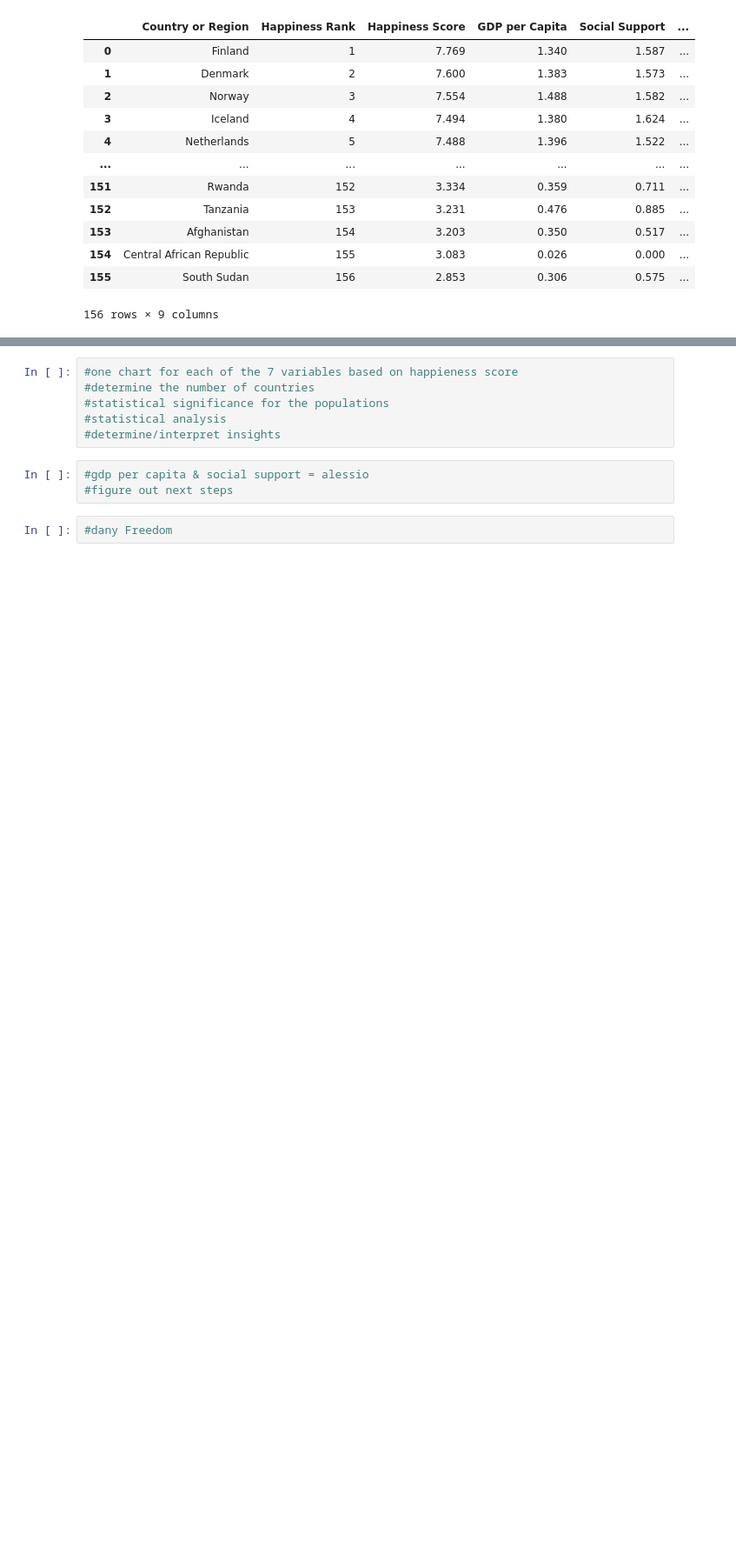
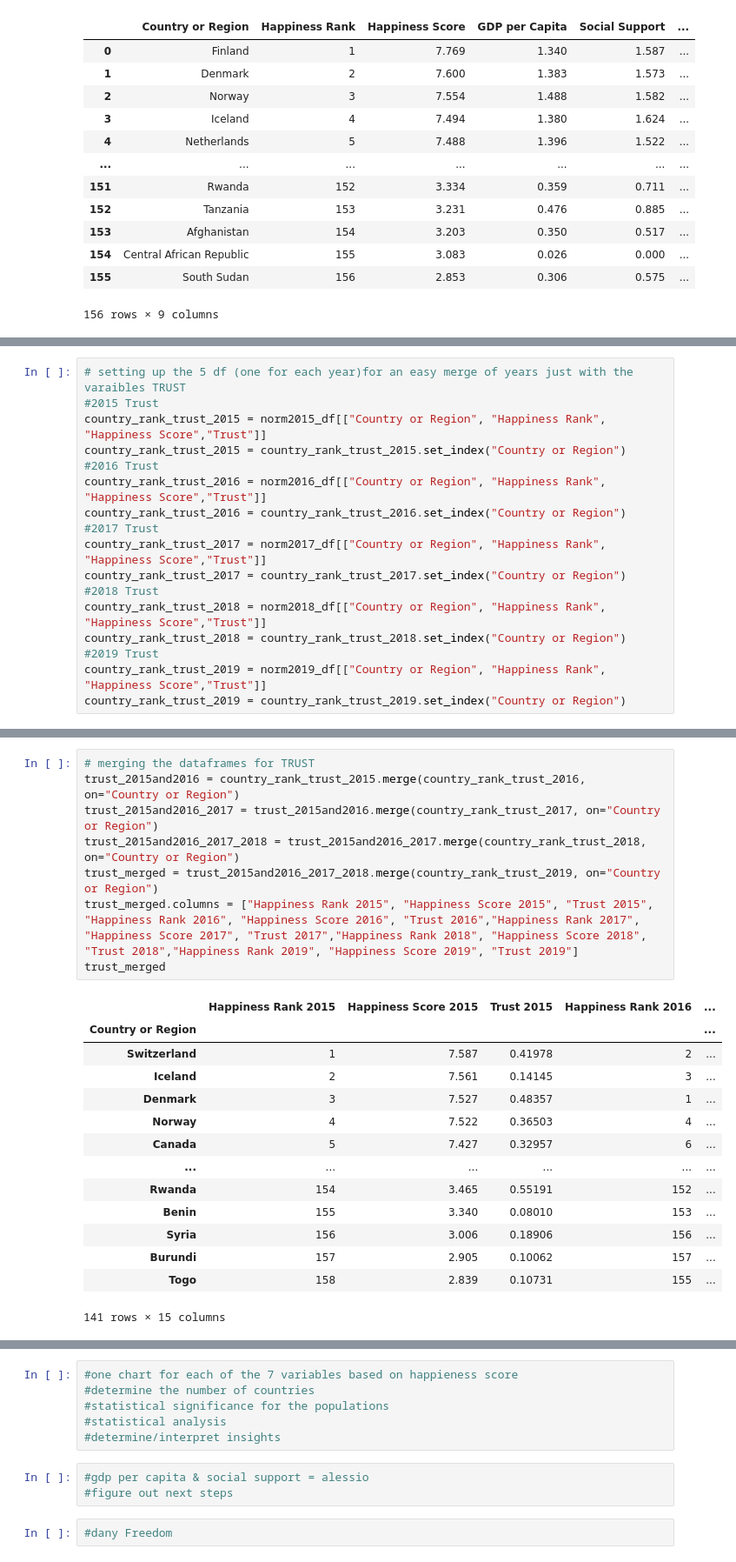
Before and after one commit to DanyCh093/Project-One-, a Jupyter notebook: world-happiness/Happiness_Index_Renamed.ipynb, the cells around one changed output, grey strips where cells are left out. Shown: that part at 87% size. Drawn from its saved outputs; the diff is of its cells as text; blank space fills up the shorter version.

Commit message:
completed dataframe merges and column clean up for Life Expectancy and TRUST

```diff
--- a/world-happiness/Happiness_Index_Renamed.ipynb
+++ b/world-happiness/Happiness_Index_Renamed.ipynb
@@ -61,0 +49,17 @@ country_rank_trust_2015.head()
+# %%
+# setting up the 5 df (one for each year)for an easy merge of years just with the varaibles TRUST
+#2015 Trust
+country_rank_trust_2015 = norm2015_df[["Country or Region", "Happiness Rank", "Happiness Score","Trust"]]
+country_rank_trust_2015 = country_rank_trust_2015.set_index("Country or Region")
+#2016 Trust
+country_rank_trust_2016 = norm2016_df[["Country or Region", "Happiness Rank", "Happiness Score","Trust"]]
+country_rank_trust_2016 = country_rank_trust_2016.set_index("Country or Region")
+#2017 Trust
+country_rank_trust_2017 = norm2017_df[["Country or Region", "Happiness Rank", "Happiness Score","Trust"]]
+country_rank_trust_2017 = country_rank_trust_2017.set_index("Country or Region")
+#2018 Trust
+country_rank_trust_2018 = norm2018_df[["Country or Region", "Happiness Rank", "Happiness Score","Trust"]]
+country_rank_trust_2018 = country_rank_trust_2018.set_index("Country or Region")
+#2019 Trust
+country_rank_trust_2019 = norm2019_df[["Country or Region", "Happiness Rank", "Happiness Score","Trust"]]
+country_rank_trust_2019 = country_rank_trust_2019.set_index("Country or Region")
@@ -61,0 +83,23 @@ country_rank_trust_2015.head()
+# %%
+# merging the dataframes for TRUST
+trust_2015and2016 = country_rank_trust_2015.merge(country_rank_trust_2016, on="Country or Region")
+trust_2015and2016_2017 = trust_2015and2016.merge(country_rank_trust_2017, on="Country or Region")
+trust_2015and2016_2017_2018 = trust_2015and2016_2017.merge(country_rank_trust_2018, on="Country or Region")
+trust_merged = trust_2015and2016_2017_2018.merge(country_rank_trust_2019, on="Country or Region")
+trust_merged.columns = ["Happiness Rank 2015", "Happiness Score 2015", "Trust 2015", "Happiness Rank 2016", "Happiness Score 2016", "Trust 2016","Happiness Rank 2017", "Happiness Score 2017", "Trust 2017","Happiness Rank 2018", "Happiness Score 2018", "Trust 2018","Happiness Rank 2019", "Happiness Score 2019", "Trust 2019"]
+trust_merged
+# %% [output]
+|  | Happiness Rank 2015 | Happiness Score 2015 | Trust 2015 | Happiness Rank 2016 | ... |
+| Country or Region |  |  |  |  | ... |
+| Switzerland | 1 | 7.587 | 0.41978 | 2 | ... |
+| Iceland | 2 | 7.561 | 0.14145 | 3 | ... |
+| Denmark | 3 | 7.527 | 0.48357 | 1 | ... |
+| Norway | 4 | 7.522 | 0.36503 | 4 | ... |
+| Canada | 5 | 7.427 | 0.32957 | 6 | ... |
+| ... | ... | ... | ... | ... | ... |
+| Rwanda | 154 | 3.465 | 0.55191 | 152 | ... |
+| Benin | 155 | 3.340 | 0.08010 | 153 | ... |
+| Syria | 156 | 3.006 | 0.18906 | 156 | ... |
+| Burundi | 157 | 2.905 | 0.10062 | 157 | ... |
+| Togo | 158 | 2.839 | 0.10731 | 155 | ... |
+141 rows × 15 columns
```
Also changed, not shown: parts of 3 cells of this notebook.
